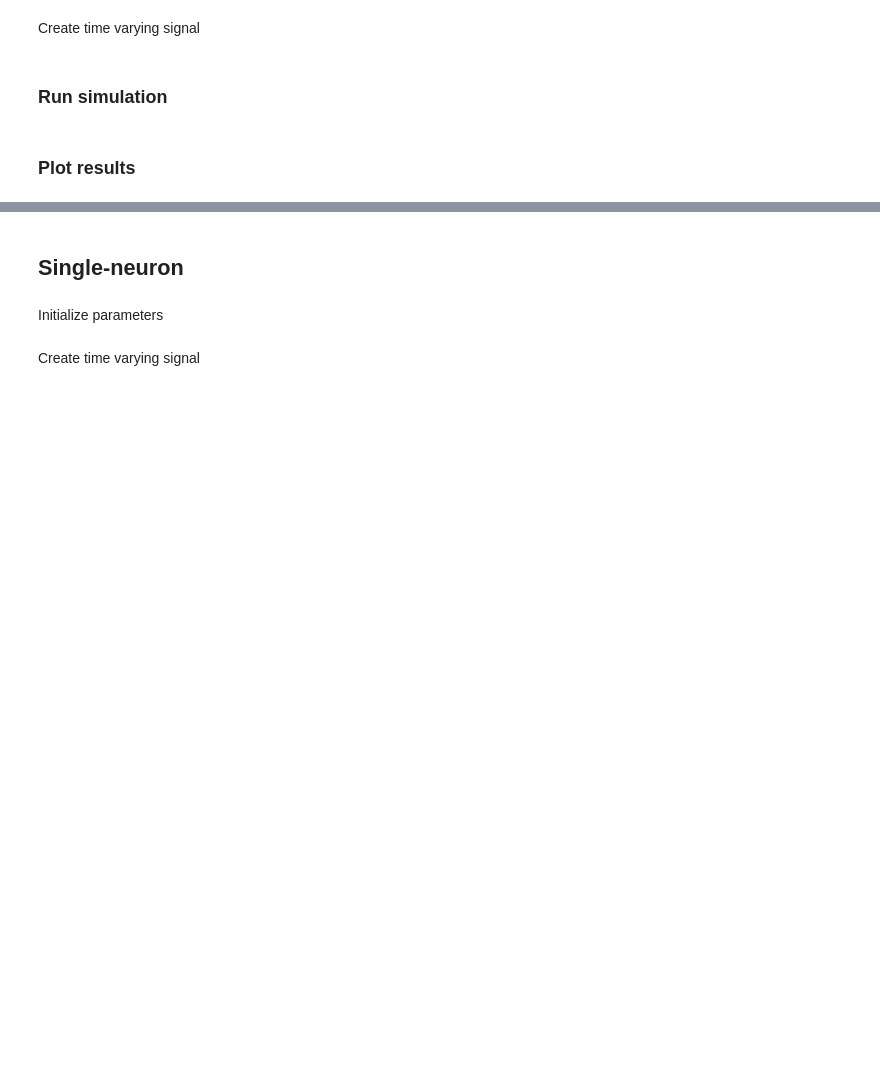
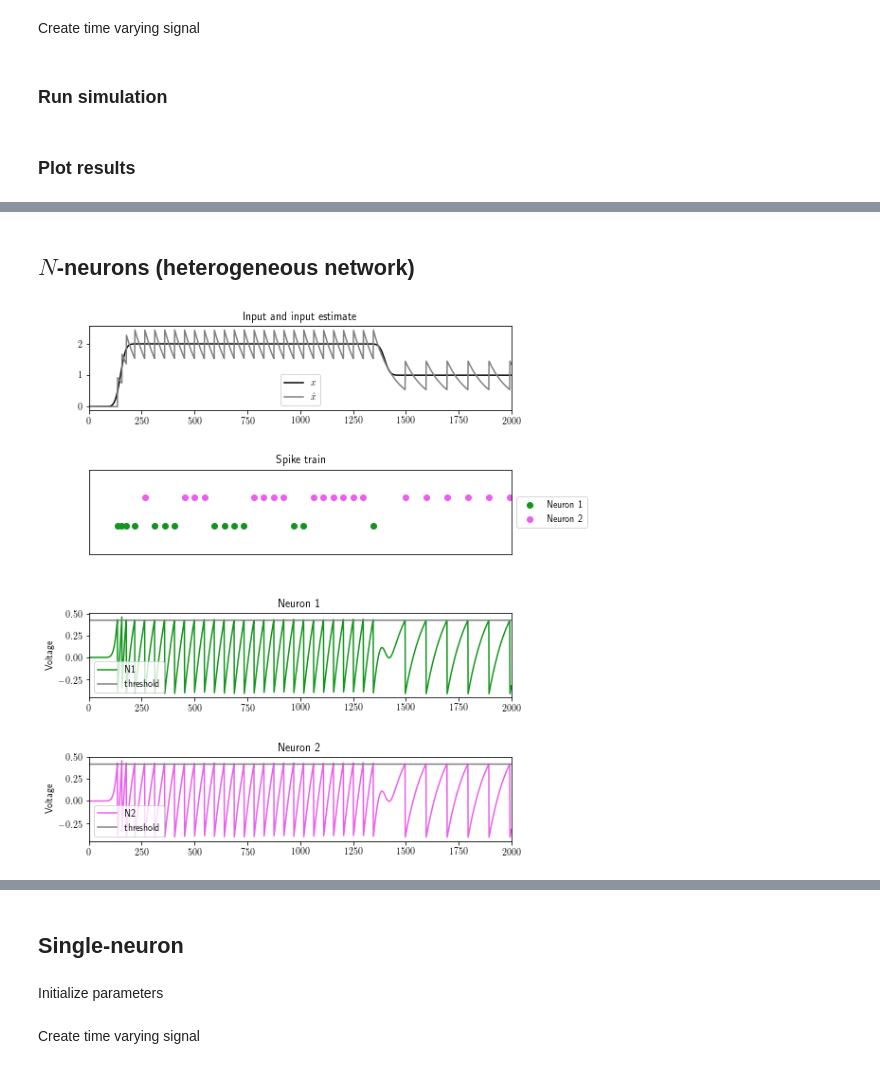
Before and after one commit to ABra1993/LisbonLab, a Jupyter notebook: SNN_current.ipynb, the cells around one changed output, grey strips where cells are left out. Drawn from its saved outputs; the diff is of its cells as text; code cells hidden in the pictures; blank space fills up the shorter version.

```diff
--- a/SNN_current.ipynb
+++ b/SNN_current.ipynb
@@ -242,0 +332,16 @@ def plot(color, plot_voltage=1):
+# %% [markdown]
+## $\textit{N}$-neurons (heterogeneous network)
+# %%
+N = 2
+dt = 0.01
+iterations = 2000
+c_upp = 2
+beta = 0.0                                               # cost
+color = np.random.randint(0, 255, size=(N, 3))           # return set of colors
+
+t, x_est, o, voltage, D, T = initialize_params_heterogeneous(N, dt, iterations, beta)
+x,c = time_varying_signal(c_upp)
+run()
+plot(color)
+# %% [output]
+[figure, added]
```
Also changed, not shown: parts of 38 cells of this notebook.
